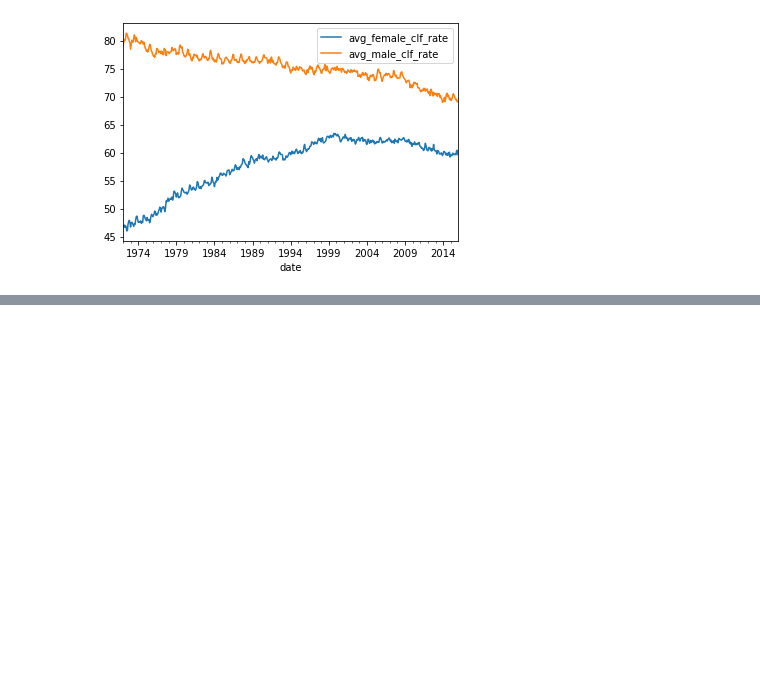
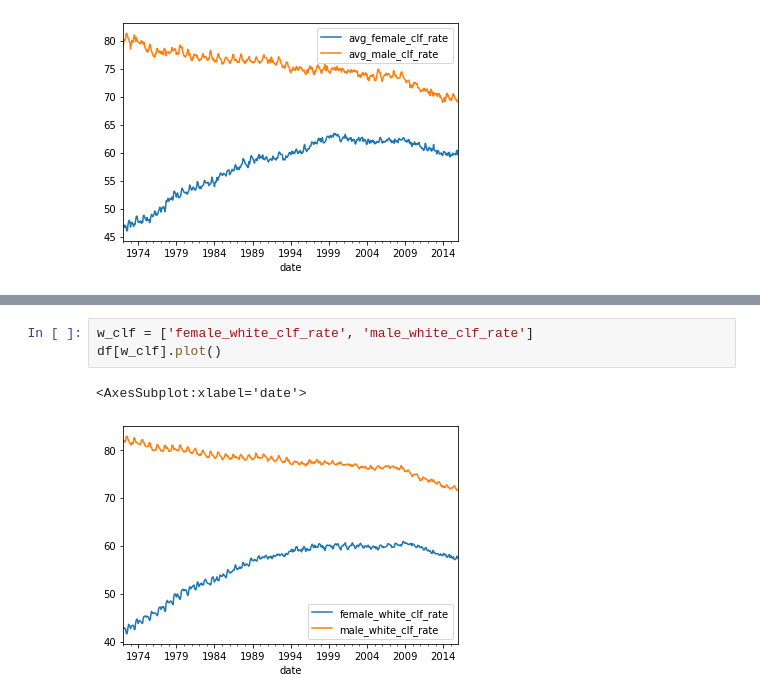
Before and after one commit to BraedenWright/individual-project, a Jupyter notebook: labor_aquire_and_explore.ipynb, the cells around one changed output, grey strips where cells are left out. Saved outputs shown, nothing was run; the diff lists cells and outputs as text; blank space fills up the shorter version.

```diff
--- a/labor_aquire_and_explore.ipynb
+++ b/labor_aquire_and_explore.ipynb
@@ -339,0 +434,6 @@ df[civ_labor].plot()
+# %%
+w_clf = ['female_white_clf_rate', 'male_white_clf_rate']
+df[w_clf].plot()
+# %% [output]
+<AxesSubplot:xlabel='date'>
+[figure, added]
```
Also changed, not shown: parts of 13 cells of this notebook, 3 other files.
